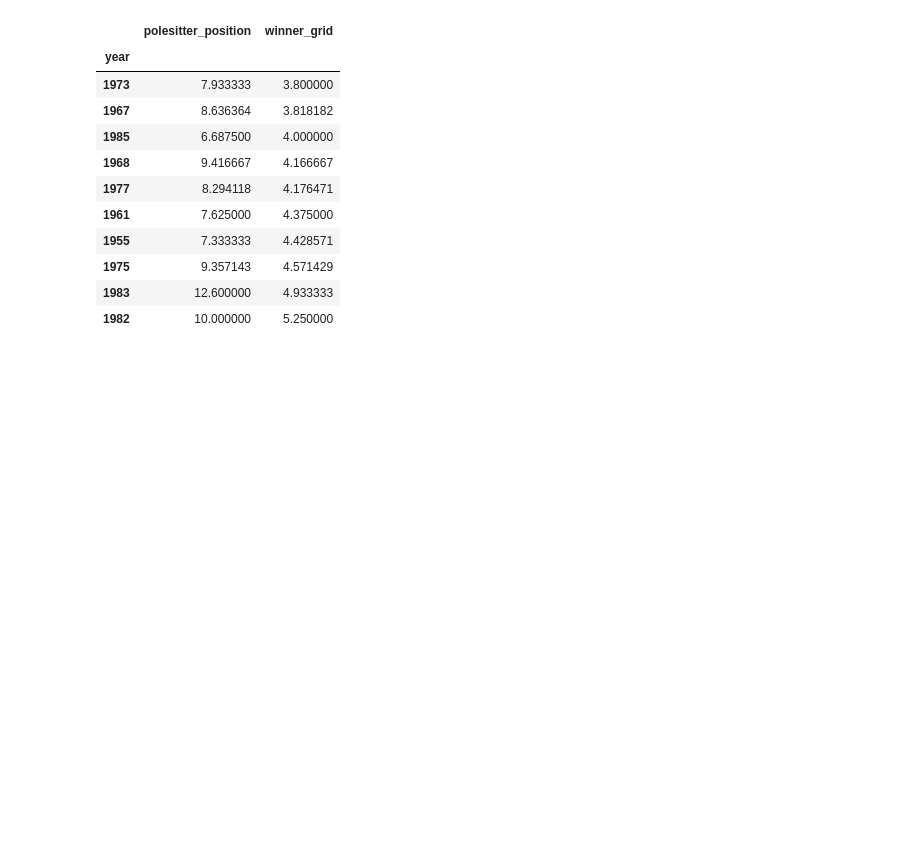
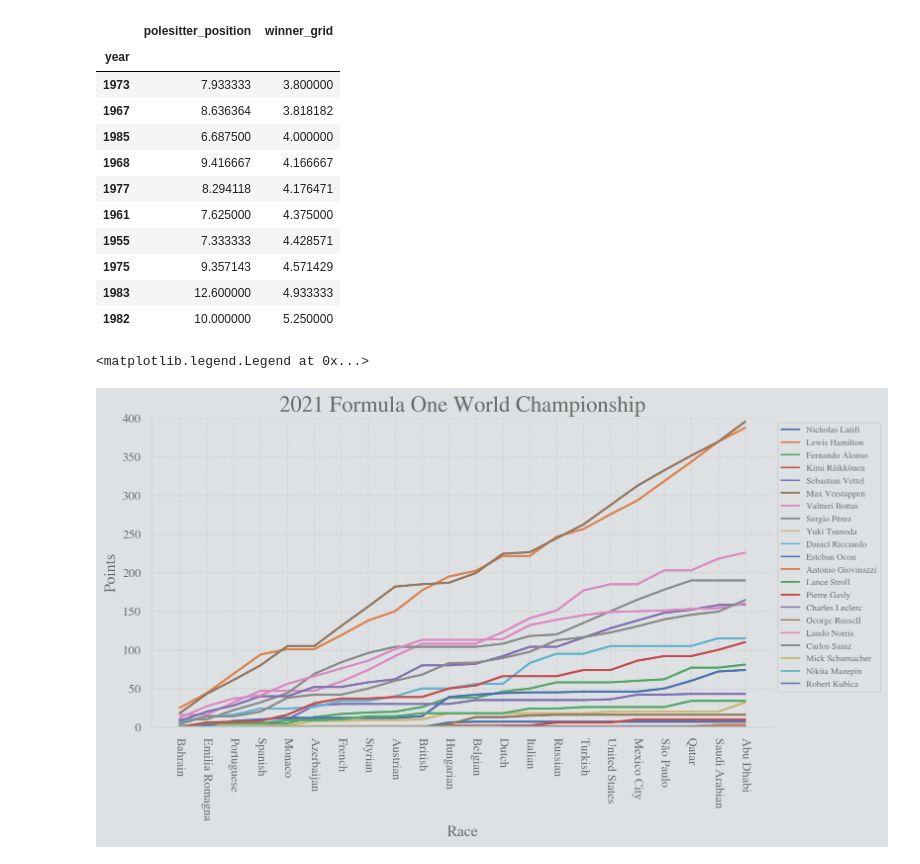
Before and after one commit to kztrp/MotorsportStats, a Jupyter notebook: F1Analyst.ipynb, the cells around one changed output. Cells and saved outputs as stored; diff of their text form; code cells hidden in the pictures; blank space fills up the shorter version.

```diff
--- a/F1Analyst.ipynb
+++ b/F1Analyst.ipynb
@@ -200,3 +202,28 @@ pole_and_winners_df.sort_values('winner_grid').tail(10)
 | 1975 | 9.357143 | 4.571429 |
 | 1983 | 12.600000 | 4.933333 |
 | 1982 | 10.000000 | 5.250000 |
+# %%
+from math import ceil
+year = 2021
+
+style_plots()
+
+plt.figure(figsize=(10,5),dpi=200)
+drivers['full_name'] = drivers['forename'] + ' ' + drivers['surname']
+races['race_name'] = races['year'].astype(str)+ ' ' + races['name']
+standings_df = driver_standings.merge(drivers[['driverId', 'full_name']], on='driverId', how='inner').drop('driverId', axis=1).rename({'full_name': 'driver'}, axis=1)\
+    .merge(races[['raceId', 'date', 'year', 'name']], on='raceId', how='inner').drop('raceId', axis=1).rename({'name': 'race_name'}, axis=1)
+standings_df = standings_df[standings_df['year'] == year]
+standings_df = standings_df.sort_values('date')
+standings_df['race_name'] = standings_df['race_name'].str.split().str[:-2].str.join(' ')
+plt.xticks(rotation=270)
+ax = sns.lineplot(data=standings_df, x='race_name', y='points', hue='driver', palette='deep', linewidth=2)
+ax.set_axisbelow(True)
+plt.ylim(0, ceil(standings_df['points'].max()/50)*50)
+plt.title(f'{year} Formula One World Championship')
+plt.xlabel('Race')
+plt.ylabel('Points')
+plt.legend(bbox_to_anchor=(1, 1.0), loc=2, prop={'size':8})
+# %% [output]
+<matplotlib.legend.Legend at 0x...>
+[figure, added]
```
Also changed, not shown: parts of 6 cells of this notebook, 9 other files.
